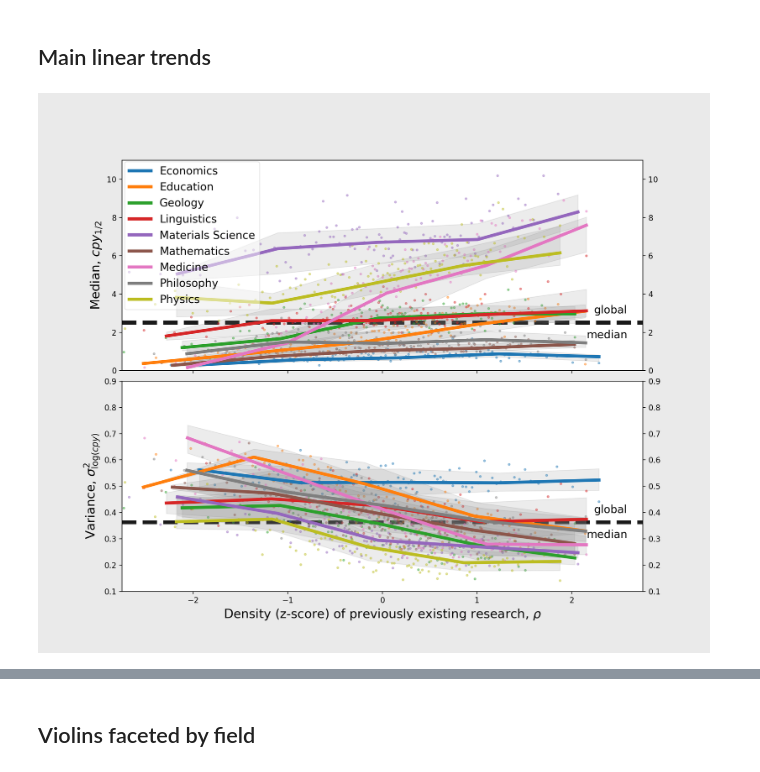
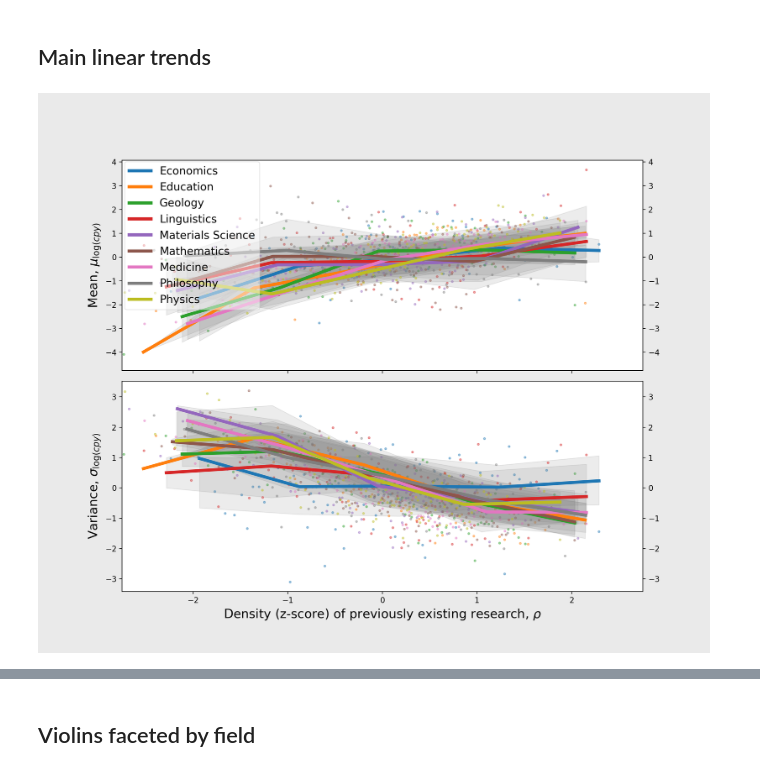
Before and after one commit to nathimel/citesim, a Jupyter notebook: src/notebooks/summary_figures.ipynb, the cells around one changed output, grey strips where cells are left out. Drawn from its saved outputs; the diff is of its cells as text; code cells hidden in the pictures.

```diff
--- a/src/notebooks/summary_figures.ipynb
+++ b/src/notebooks/summary_figures.ipynb
@@ -112,6 +112,10 @@ def bin_measurements(df_in: pd.DataFrame, field: str, num_quantiles: int) -> pd.
             np.nanmedian(df_bin["citations_per_year"].values),
             np.nanmedian(df_bin["references"].values),
             np.nanmedian(df_bin["year"].values),
+            np.nanmean(df_bin["citations_per_year"].values),
+            np.nanstd(df_bin["citations_per_year"].values),
+            np.nanmean(df_bin["log_cpy"].values),
+            np.nanstd(df_bin["log_cpy"].values),
         ))
 
     # Construct dataframe
@@ -122,6 +126,10 @@ def bin_measurements(df_in: pd.DataFrame, field: str, num_quantiles: int) -> pd.
             "cpy_med",
             "ref_med",
             "year_med",
+            "cpy_mean",
+            "cpy_std",
+            "log_cpy_mean",
+            "log_cpy_std",
         ],
     )
 
@@ -129,7 +137,7 @@ def bin_measurements(df_in: pd.DataFrame, field: str, num_quantiles: int) -> pd.
     df_result["density_bin"] = [float(item.left) for item in df.density_bin.value_counts(sort=False, normalize=True).keys()]
 
     # Annotate z-scales for density and citation rates
-    for col in ["density_bin", "cpy_med", "ref_med", "year_med"]:
+    for col in df_result.columns:
         col_z = f"{col}_z"
         df_result[col_z] = zscale(df_result, col)
 
@@ -207,8 +216,8 @@ gs.update( hspace=0.05, wspace=0.001 )
 
 x_variable = "density_bin_z"
 y_variable_maps = {
-    "median": "cpy_med",
-    "variance": "log_cpy_var",
+    "median": "log_cpy_mean_z",
+    "variance": "log_cpy_std_z",
 }
 
 # For each trend
@@ -233,36 +242,6 @@ for row_idx, row in enumerate(rows):
     )
 
     xs = bin_edges[:-1] + 0.33 * ( bin_edges[1] - bin_edges[0] )
-
-    # # Binned median
-    # median, bin_edges, _ = scipy.stats.binned_statistic( x_observations, y_observations, 'median', bins=bin_edges )
-    # ax.plot(
-    #     xs,
-    #     median,
-    #     linewidth = 10,
-    #     color = "black",
-    # )
-
-
-    # Global median number of citations (baseline)
-    global_median = np.nanpercentile( y_observations, 50. )
-    ax.axhline(
-        global_median,
-        color = '0.1',
-        linestyle = '--',
-        linewidth = 5,
-        zorder = -100,
-    )
-    ax.annotate(
-        text = 'global\n\nmedian',
-        xy = (bin_edges[-1]+0.3, global_median),
-        xycoords = 'data',
-        xytext = (0, 0),
-        textcoords = 'offset points',
-        va = 'center',
-        ha = 'right',
-        fontsize = 14,
-    )
 
 
     #######################################
@@ -323,47 +302,47 @@ for row_idx, row in enumerate(rows):
     #######################################
     if row == "median":
         # ax.set_yscale( 'log' )
-        ax.set_ylim(0,11)
+        # ax.set_ylim(0,11)
         # ax.set_xlim(12,25)
         ax.set_xlim(-2.75,2.75)
 
-        ax.set_ylabel( r'Median, ${cpy}_{1/2}$', fontsize=16 )
+        ax.set_ylabel( r'Mean, $\mu_{\log(cpy)}$', fontsize=16 )
 
     if row == "variance":
         # ax.set_yscale( 'log' )
-        ax.set_ylim(0.1, 0.9,)
+        # ax.set_ylim(0.1, 0.9,)
         # ax.set_xlim(12,25)
         ax.set_xlim(-2.75,2.75)
 
-        ax.set_ylabel( r'Variance, $\sigma_{\log(cpy)}^2$', fontsize=16 )
+        ax.set_ylabel( r'Std, $\sigma_{\log(cpy)}$', fontsize=16 )
 
     # Customize ticks
     # ax.tick_params( direction='inout', size=15, width=2, labelsize=14 )
     # ax.tick_params( which='minor', direction='in', size=5, width=2, )
     ax.tick_params( right=True, labelright=True )
     if not ax.get_subplotspec().is_last_row():
         ax.tick_params( axis='x', labelbottom=False )
 
 axbox = ax.get_position()
 ax.legend(
     prop = {'size': 14, },
     ncol = 1,
     # loc = 'upper right',
     loc = (axbox.x0 + -0.12, axbox.y0 + 1.23),
     # loc = (axbox.x0 + 0.6, axbox.y0 + 1.23),
     # title = 'field',
     # facecolor = facecolor,
     # edgecolor = 'white',
     framealpha = 0.5,
 )
 
 
 # ax.set_xlabel( r'Density of previously existing research, $\rho$', fontsize=16 )
 ax.set_xlabel( r'Density (z-score) of previously existing research, $\rho$', fontsize=16 )
 
 
 # plt.tight_layout()
 
 plt.show()
 # %% [output]
-[figure, old version]
+[figure, new version]
```
Also changed, not shown: parts of 3 cells of this notebook, 24 other files.
